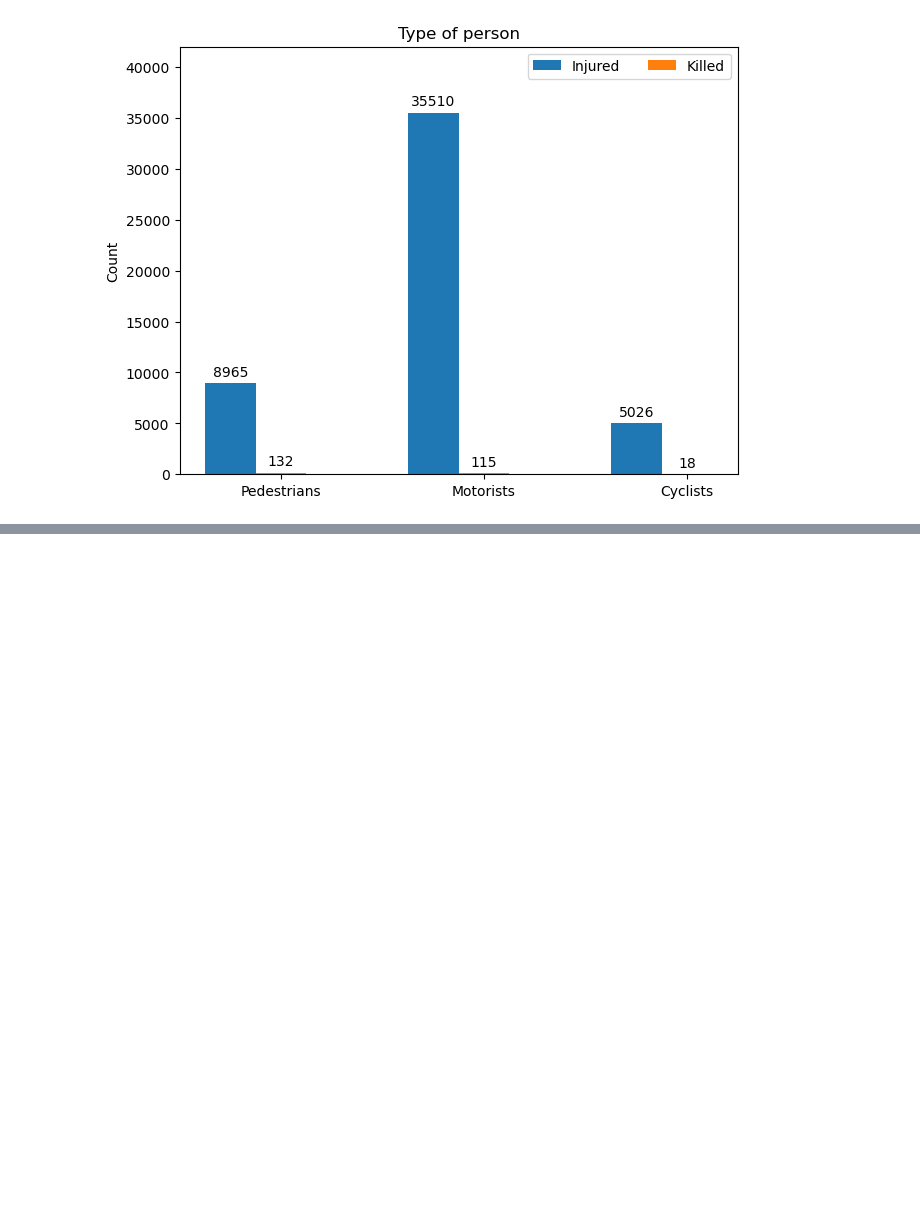
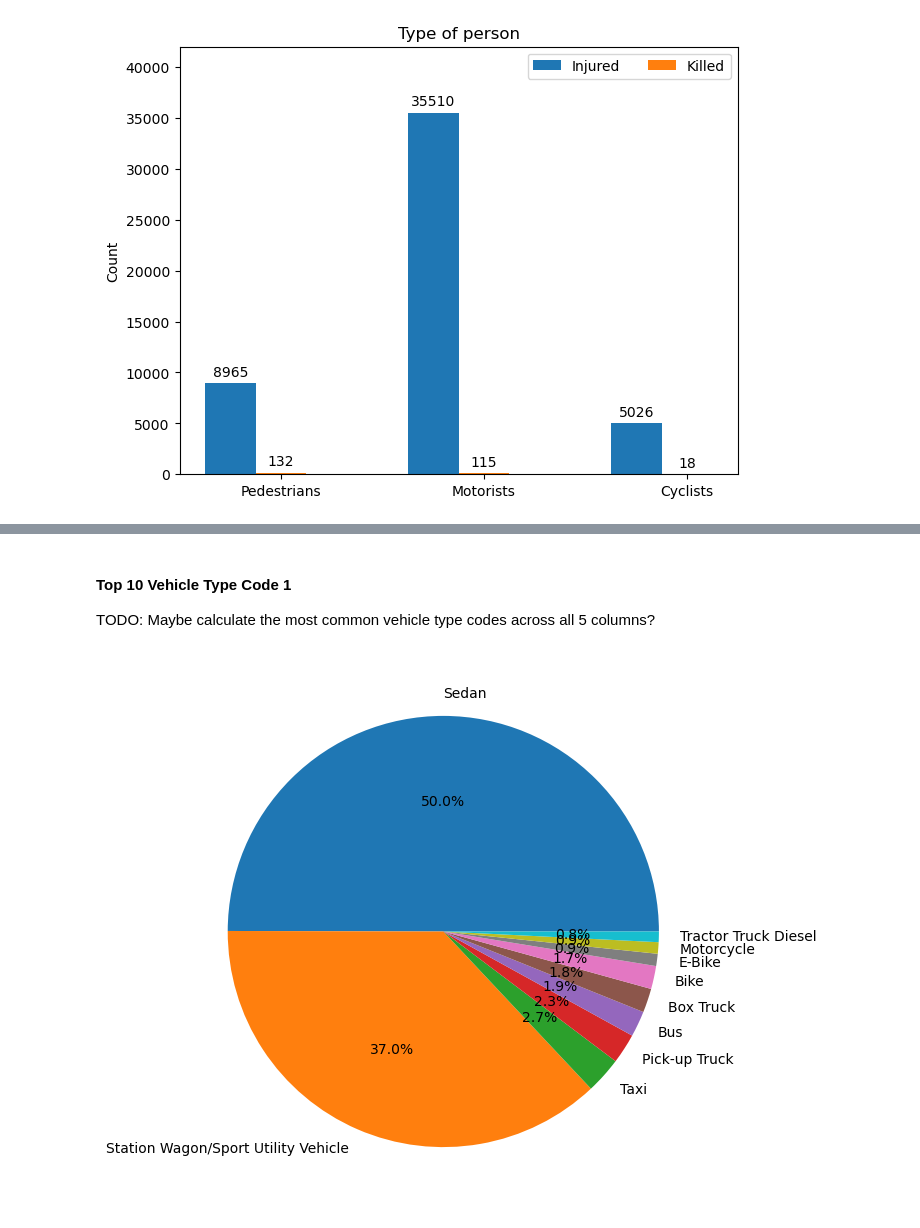
Before and after one commit to UCB-stat-159-s23/project-group19, a Jupyter notebook: Analysis (1).ipynb, the cells around one changed output, grey strips where cells are left out. Cells and saved outputs as stored; diff of their text form; code cells hidden in the pictures; blank space fills up the shorter version.

```diff
--- a/Analysis (1).ipynb
+++ b/Analysis (1).ipynb
@@ -219,0 +238,12 @@ ax.set_ylim(0, 42000)
+# %% [markdown]
+#### Top 10 Vehicle Type Code 1
+TODO: Maybe calculate the most common vehicle type codes across all 5 columns?
+# %%
+vtc1 = crashes.groupby("VEHICLE TYPE CODE 1").count()["CRASH DATE"].sort_values(ascending=False).head(10)
+labels = vtc1.index
+sizes = vtc1.values
+
+fig, ax = plt.subplots(figsize=(10, 7))
+ax.pie(sizes, labels=labels, autopct='%1.1f%%');
+# %% [output]
+[figure, added]
```
Also changed, not shown: parts of 7 cells of this notebook.
